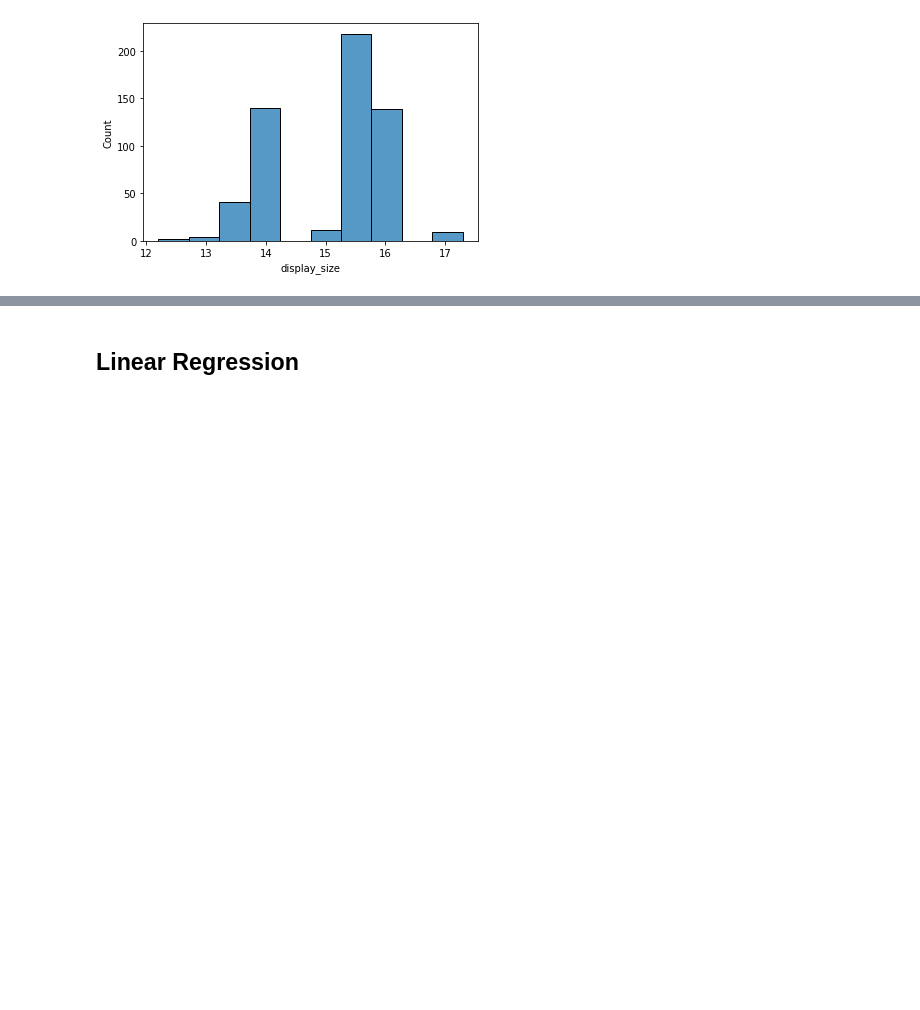
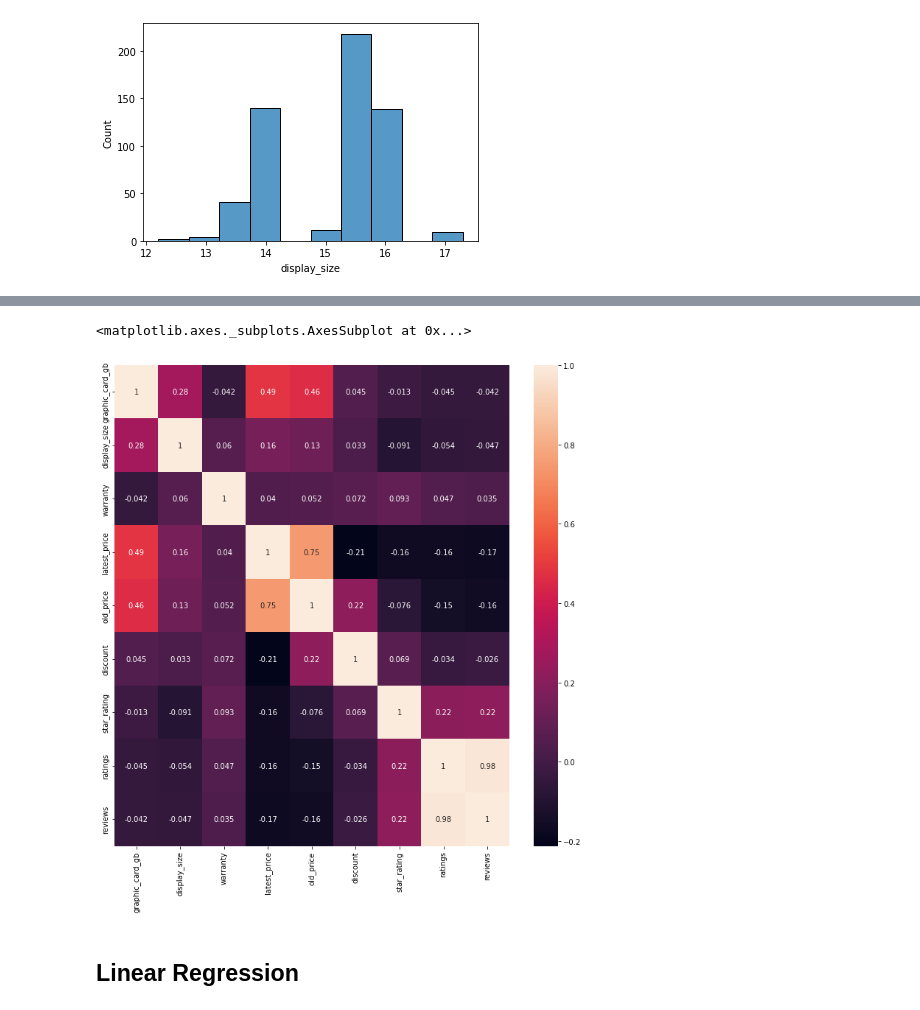
Before and after one commit to j-o-s-h-0/Laptop-Price-Prediction, a Jupyter notebook: Laptop_Price_Prediction.ipynb, the cells around one changed output, grey strips where cells are left out. Cells and saved outputs as stored; diff of their text form; code cells hidden in the pictures; blank space fills up the shorter version.

```diff
--- a/Laptop_Price_Prediction.ipynb
+++ b/Laptop_Price_Prediction.ipynb
@@ -127,6 +149,13 @@ memory usage: 161.1+ KB
 df['ssd'] = df['ssd'].replace(' GB', '', regex=True)
 df['hdd'] = df['hdd'].replace(' GB', '', regex=True)
 df['ram_gb'] = df['ram_gb'].replace(' GB GB', '', regex=True)
+# %%
+# Heatmap to identify relationships among independent variables
+plt.figure(figsize=(12,12))
+sns.heatmap(df.corr(), annot=True)
+# %% [output]
+<matplotlib.axes._subplots.AxesSubplot at 0x...>
+[figure, added]
 # %%
 # Get dummies for categorical values
 df = pd.get_dummies(df, columns = ['brand', 'processor_brand','ram_type','os','Touchscreen', 'msoffice','os_bit', 'weight', 'processor_gnrtn'])
```
Also changed, not shown: parts of 12 cells of this notebook.
